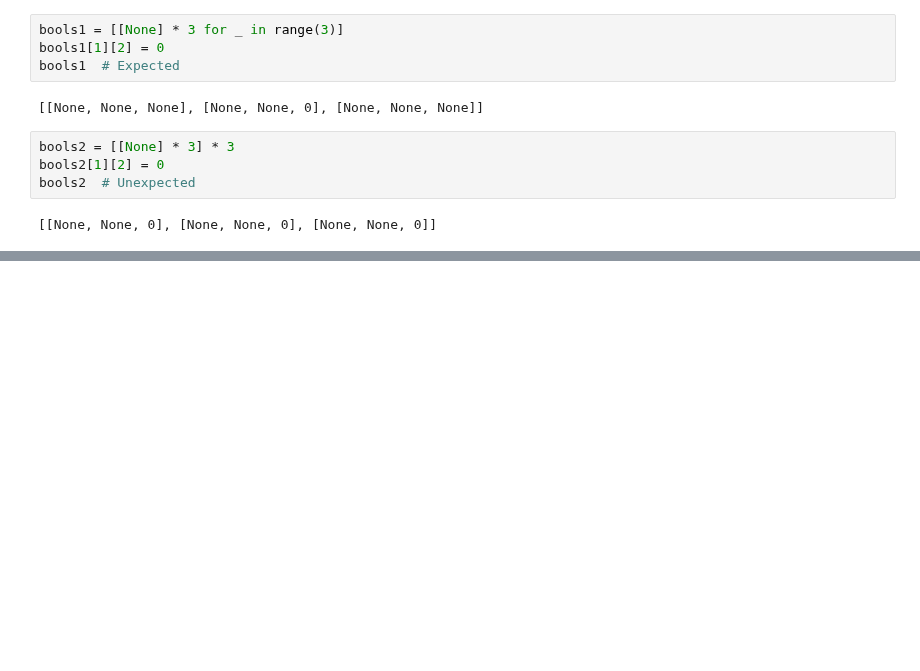
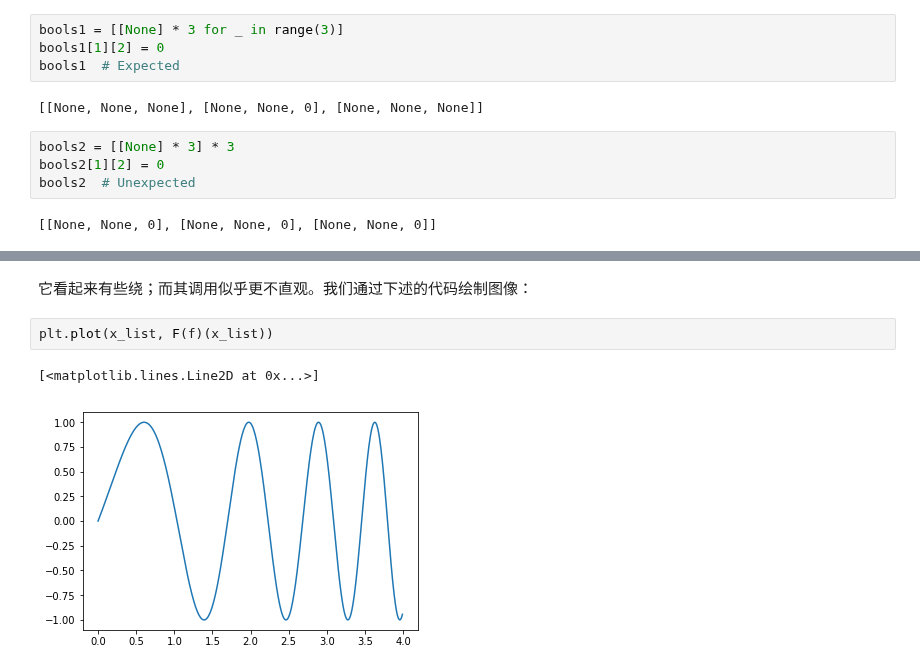
Before and after one commit to ajz34/Py_xDH, a Jupyter notebook: docs/source/intro/intro_python.ipynb, the cells around one changed output, grey strips where cells are left out. Drawn from its saved outputs; the diff is of its cells as text; blank space fills up the shorter version.

```diff
--- a/docs/source/intro/intro_python.ipynb
+++ b/docs/source/intro/intro_python.ipynb
@@ -318,0 +354,7 @@ bools2  # Unexpected
+# %% [markdown]
+它看起来有些绕；而其调用似乎更不直观。我们通过下述的代码绘制图像：
+# %%
+plt.plot(x_list, F(f)(x_list))
+# %% [output]
+[<matplotlib.lines.Line2D at 0x...>]
+[figure, added]
```
Also changed, not shown: parts of 25 cells of this notebook, 1 other file.
